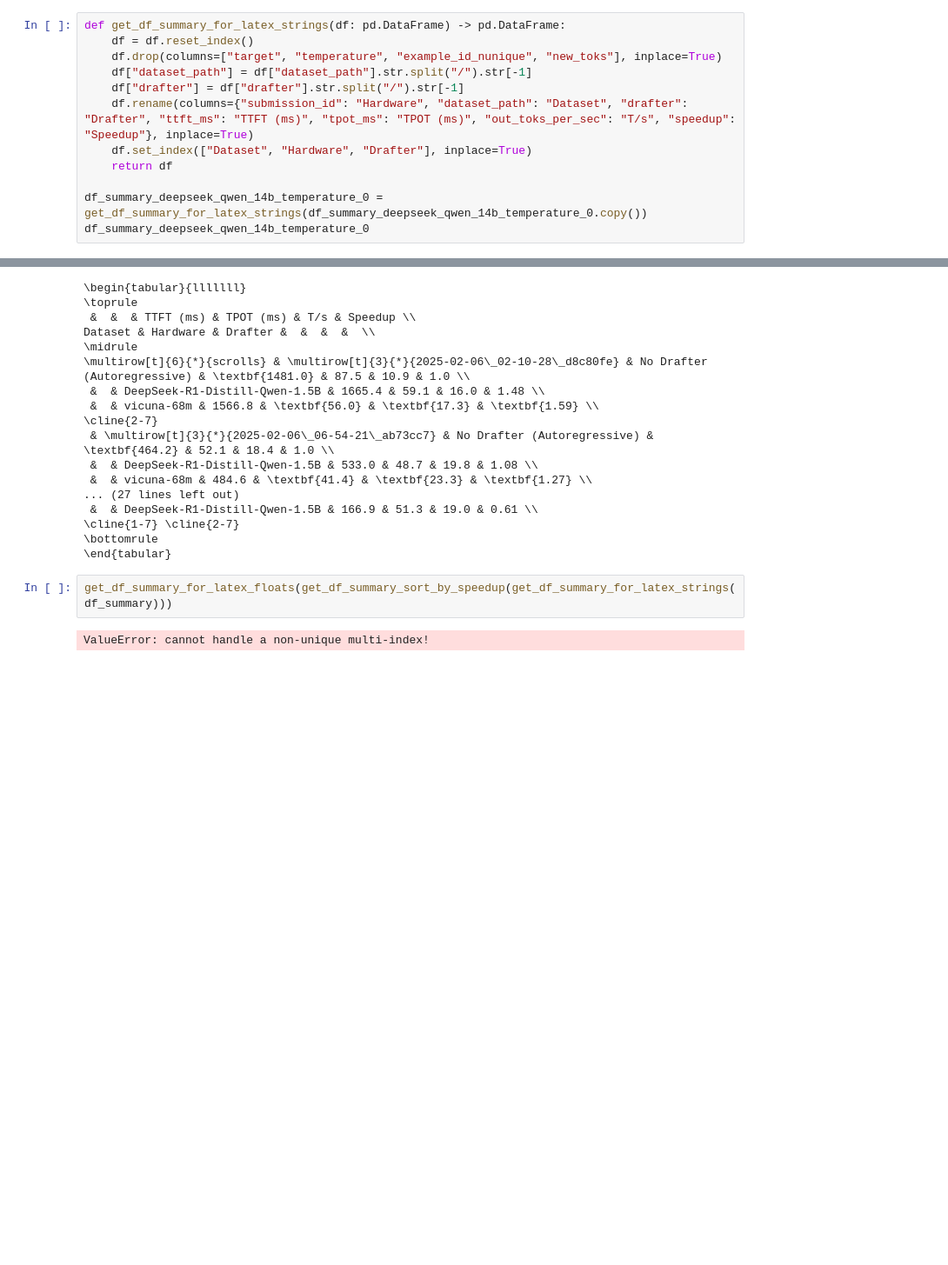
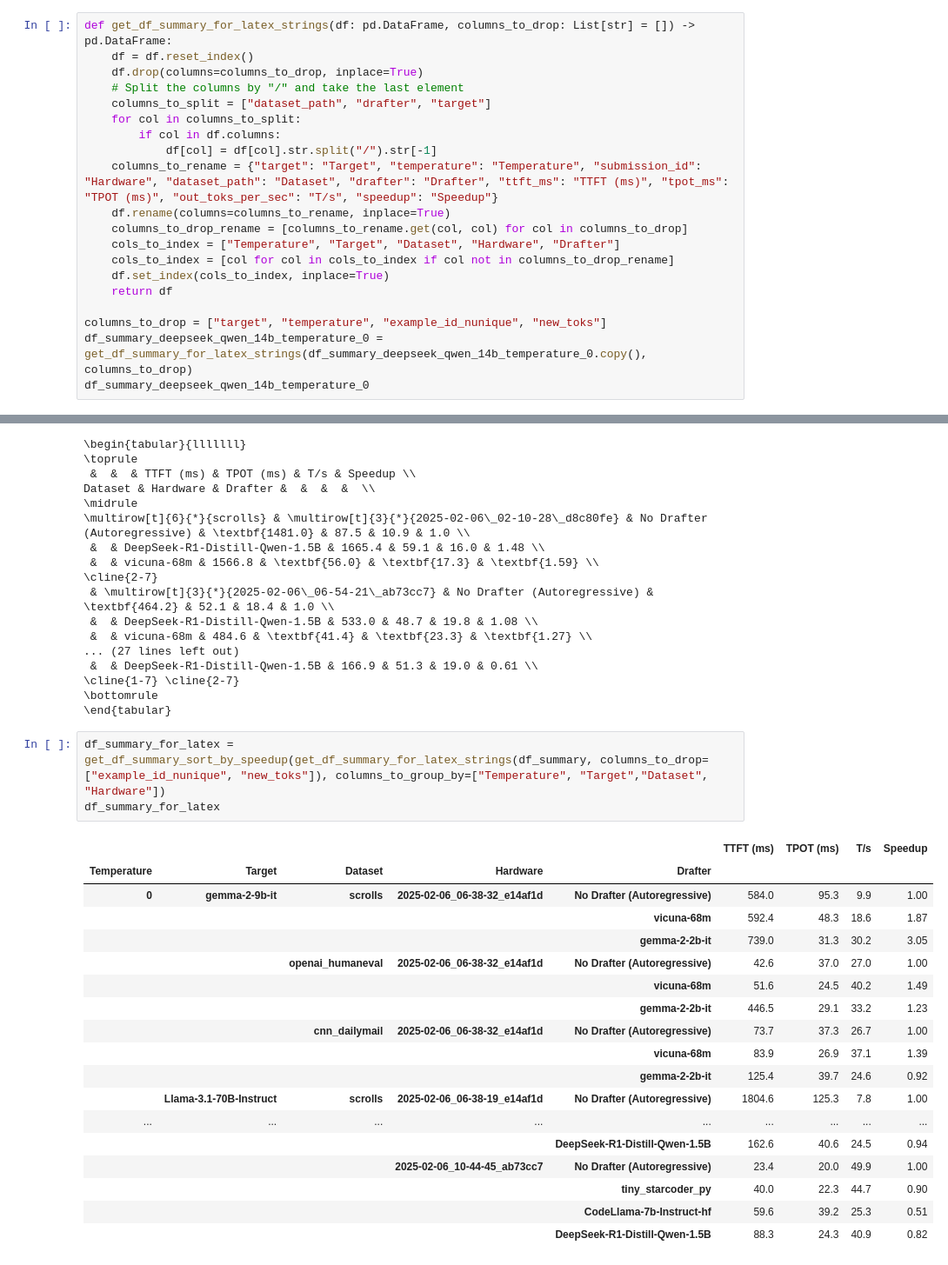
Before and after one commit to keyboardAnt/hf-bench, a Jupyter notebook: hf_bench/speedups.ipynb, the cells around one changed output, grey strips where cells are left out. Shown: that part at 87% size. Saved outputs shown, nothing was run; the diff lists cells and outputs as text; blank space fills up the shorter version.

Commit message:
sort & bold all (i.e. for all temperaturs and targets)

```diff
--- a/hf_bench/speedups.ipynb
+++ b/hf_bench/speedups.ipynb
@@ -288,16 +288,24 @@ df_summary_deepseek_qwen_14b_temperature_0
 |  |  |  |  | deepseek-ai/DeepSeek-R1-Distill-Q... | 24 | 260.9 | 533.0 | 48.7 | ... |
 |  |  |  |  | double7/vicuna-68m | 24 | 262.9 | 484.6 | 41.4 | ... |
 # %%
-def get_df_summary_for_latex_strings(df: pd.DataFrame) -> pd.DataFrame:
+def get_df_summary_for_latex_strings(df: pd.DataFrame, columns_to_drop: List[str] = []) -> pd.DataFrame:
     df = df.reset_index()
-    df.drop(columns=["target", "temperature", "example_id_nunique", "new_toks"], inplace=True)
-    df["dataset_path"] = df["dataset_path"].str.split("/").str[-1]
-    df["drafter"] = df["drafter"].str.split("/").str[-1]
-    df.rename(columns={"submission_id": "Hardware", "dataset_path": "Dataset", "drafter": "Drafter", "ttft_ms": "TTFT (ms)", "tpot_ms": "TPOT (ms)", "out_toks_per_sec": "T/s", "speedup": "Speedup"}, inplace=True)
-    df.set_index(["Dataset", "Hardware", "Drafter"], inplace=True)
+    df.drop(columns=columns_to_drop, inplace=True)
+    # Split the columns by "/" and take the last element
+    columns_to_split = ["dataset_path", "drafter", "target"]
+    for col in columns_to_split:
+        if col in df.columns:
+            df[col] = df[col].str.split("/").str[-1]
+    columns_to_rename = {"target": "Target", "temperature": "Temperature", "submission_id": "Hardware", "dataset_path": "Dataset", "drafter": "Drafter", "ttft_ms": "TTFT (ms)", "tpot_ms": "TPOT (ms)", "out_toks_per_sec": "T/s", "speedup": "Speedup"}
+    df.rename(columns=columns_to_rename, inplace=True)
+    columns_to_drop_rename = [columns_to_rename.get(col, col) for col in columns_to_drop]
+    cols_to_index = ["Temperature", "Target", "Dataset", "Hardware", "Drafter"]
+    cols_to_index = [col for col in cols_to_index if col not in columns_to_drop_rename]
+    df.set_index(cols_to_index, inplace=True)
     return df
 
-df_summary_deepseek_qwen_14b_temperature_0 = get_df_summary_for_latex_strings(df_summary_deepseek_qwen_14b_temperature_0.copy())
+columns_to_drop = ["target", "temperature", "example_id_nunique", "new_toks"]
+df_summary_deepseek_qwen_14b_temperature_0 = get_df_summary_for_latex_strings(df_summary_deepseek_qwen_14b_temperature_0.copy(), columns_to_drop)
 df_summary_deepseek_qwen_14b_temperature_0
 # %% [output]
 |  |  |  | TTFT (ms) | TPOT (ms) | T/s | Speedup |
@@ -429,7 +481,25 @@ Dataset & Hardware & Drafter &  &  &  &  \\
 \cline{1-7} \cline{2-7}
 \bottomrule
 \end{tabular}
-# %%
-get_df_summary_for_latex_floats(get_df_summary_sort_by_speedup(get_df_summary_for_latex_strings(df_summary)))
-# %% [output]
-ValueError: cannot handle a non-unique multi-index!
+# %%
+df_summary_for_latex = get_df_summary_sort_by_speedup(get_df_summary_for_latex_strings(df_summary, columns_to_drop=["example_id_nunique", "new_toks"]), columns_to_group_by=["Temperature", "Target","Dataset", "Hardware"])
+df_summary_for_latex
+# %% [output]
+|  |  |  |  |  | TTFT (ms) | TPOT (ms) | T/s | Speedup |
+| Temperature | Target | Dataset | Hardware | Drafter |  |  |  |  |
+| 0 | gemma-2-9b-it | scrolls | 2025-02-06_06-38-32_e14af1d | No Drafter (Autoregressive) | 584.0 | 95.3 | 9.9 | 1.00 |
+|  |  |  |  | vicuna-68m | 592.4 | 48.3 | 18.6 | 1.87 |
+|  |  |  |  | gemma-2-2b-it | 739.0 | 31.3 | 30.2 | 3.05 |
+|  |  | openai_humaneval | 2025-02-06_06-38-32_e14af1d | No Drafter (Autoregressive) | 42.6 | 37.0 | 27.0 | 1.00 |
+|  |  |  |  | vicuna-68m | 51.6 | 24.5 | 40.2 | 1.49 |
+|  |  |  |  | gemma-2-2b-it | 446.5 | 29.1 | 33.2 | 1.23 |
+|  |  | cnn_dailymail | 2025-02-06_06-38-32_e14af1d | No Drafter (Autoregressive) | 73.7 | 37.3 | 26.7 | 1.00 |
+|  |  |  |  | vicuna-68m | 83.9 | 26.9 | 37.1 | 1.39 |
+|  |  |  |  | gemma-2-2b-it | 125.4 | 39.7 | 24.6 | 0.92 |
+|  | Llama-3.1-70B-Instruct | scrolls | 2025-02-06_06-38-19_e14af1d | No Drafter (Autoregressive) | 1804.6 | 125.3 | 7.8 | 1.00 |
+| ... | ... | ... | ... | ... | ... | ... | ... | ... |
+|  |  |  |  | DeepSeek-R1-Distill-Qwen-1.5B | 162.6 | 40.6 | 24.5 | 0.94 |
+|  |  |  | 2025-02-06_10-44-45_ab73cc7 | No Drafter (Autoregressive) | 23.4 | 20.0 | 49.9 | 1.00 |
+|  |  |  |  | tiny_starcoder_py | 40.0 | 22.3 | 44.7 | 0.90 |
+|  |  |  |  | CodeLlama-7b-Instruct-hf | 59.6 | 39.2 | 25.3 | 0.51 |
+|  |  |  |  | DeepSeek-R1-Distill-Qwen-1.5B | 88.3 | 24.3 | 40.9 | 0.82 |
```
Also changed, not shown: parts of 3 cells of this notebook.
